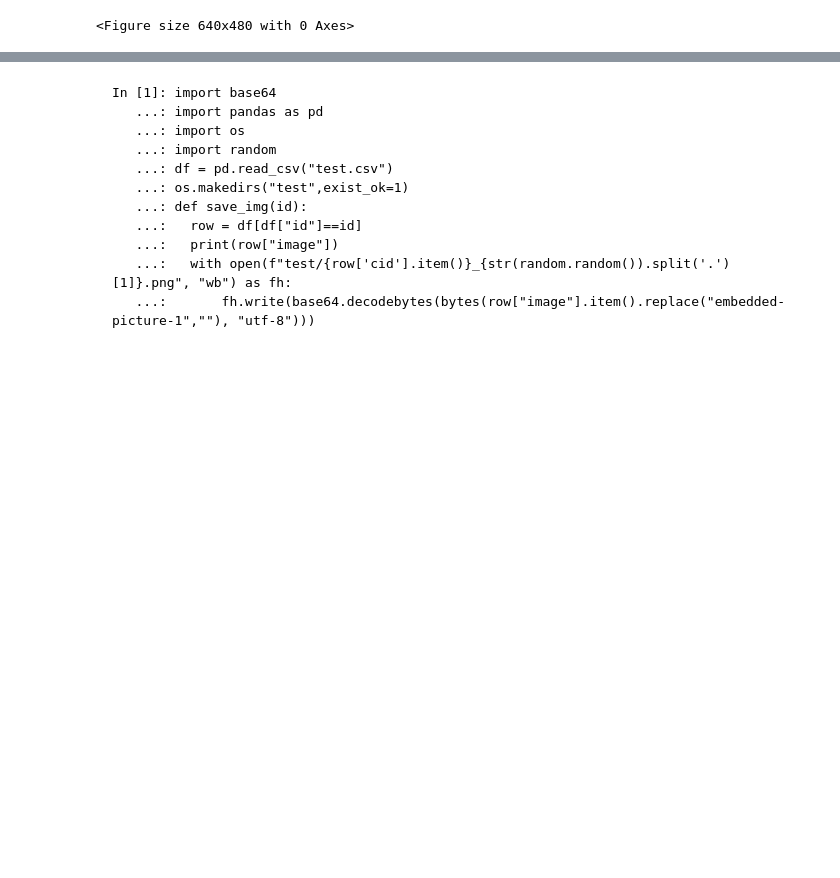
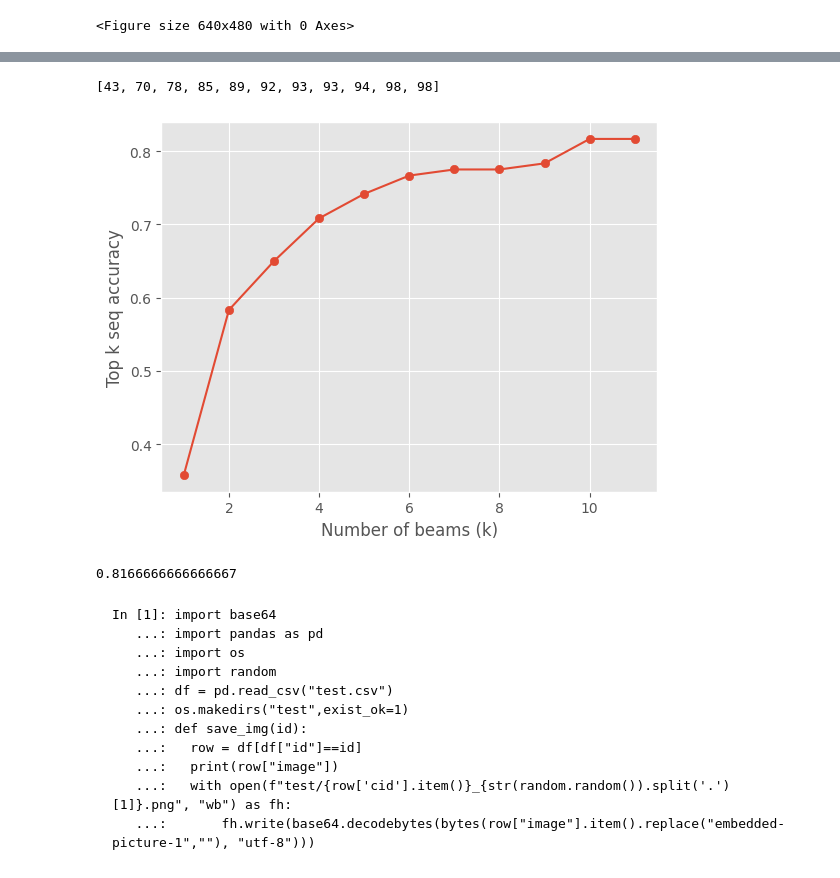
Before and after one commit to weathon/3d2smile, a Jupyter notebook: finetune.ipynb, the cells around one changed output, grey strips where cells are left out. Drawn from its saved outputs; the diff is of its cells as text; code cells hidden in the pictures; blank space fills up the shorter version.

```diff
--- a/finetune.ipynb
+++ b/finetune.ipynb
@@ -644,2 +606,4 @@ def myeval(img_path):
+# %%
+mytest_ans = pd.read_csv("mytest_ans.csv")
 # %%
 print("\n".join(list(set([i.split("_")[0] for i in os.listdir("test")]))))
@@ -661,11 +614,43 @@ np.sum(sequence_level)
+# %%
+def myeval(img_path, beam):
+  global gen
+  img1 = torch.tensor(np.array(Image.open(img_path).convert("RGB").resize((400,400)))).unsqueeze(0).permute(0,3,1,2).to(device).to(torch.float32)
+  gen = gen.train(False)
+  res = gen.forward([img1], [[77]], 100, beam)
+  ans = ""
+  for i in range(beam):
+    ans+=converter.decode("".join([reversed_word_map_[i.item()] for i in res[0][i]]))+"\n"
+  return ans.replace("<start>","").replace("<end>","")
 # %%
-ans = pd.read_csv("test_set.csv")
-for i in os.listdir("test"):
-  if i.startswith("2569"):
-    continue
-  correct = ans[ans["cid"]==int(i.split("_")[0])]["canonicalsmiles"].item()
-  predicted = myeval("test/"+i)
-  print(correct, predicted)
+count = 0
+for i in os.listdir("mytest"):
+  correct = mytest_ans[mytest_ans["cid"]==int(i.split("_")[0])]["canonicalsmiles"].item()
+  predicted = myeval("mytest/"+i, 10)
+  count = count+1 if correct in predicted.split("\n") else count
+# %%
+beam_ans = []
+for beam in range(1, 11):
+  count = 0
+  for i in os.listdir("mytest"):
+    correct = mytest_ans[mytest_ans["cid"]==int(i.split("_")[0])]["canonicalsmiles"].item()
+    predicted = myeval("mytest/"+i, beam)
+    count = count+1 if correct in predicted.split("\n") else count
+  beam_ans.append(count)
+# %%
+import pylab
+pylab.style.use("ggplot")
+pylab.plot(np.arange(1,12),np.array(beam_ans)/120)
+pylab.scatter(np.arange(1,12),np.array(beam_ans)/120)
+pylab.xlabel("Number of beams (k)")
+pylab.ylabel("Top k seq accuracy")
+print(beam_ans) #last time did not 98, 94 there is no random?  oh not 98 percent device by 120
+# %% [output]
+[43, 70, 78, 85, 89, 92, 93, 93, 94, 98, 98]
+[figure, added]
+# %%
+count/len(os.listdir("mytest"))
+# %% [output]
+0.8166666666666667
 # %% [markdown]
 
 
```
Also changed, not shown: parts of 13 cells of this notebook.
